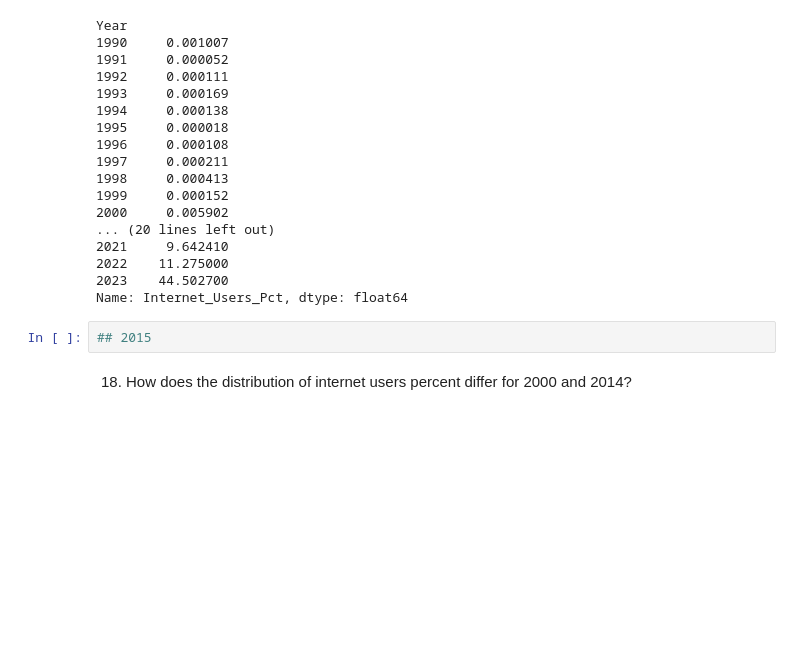
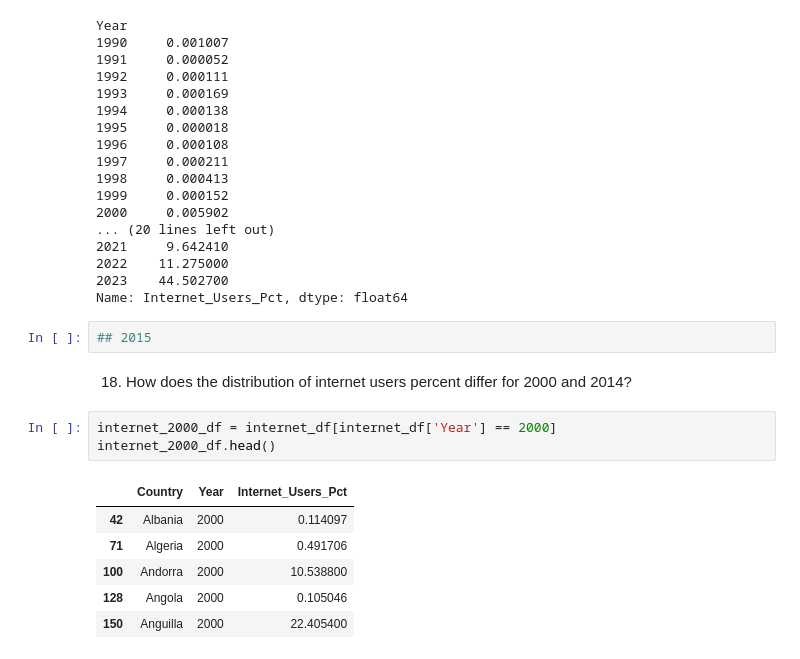
Before and after one commit to NSS-Data-Analytics-Cohort-14/gdp-and-internet-usage-Djmayfield-alt, a Jupyter notebook: notebooks/gdp_project.ipynb, the cells around one changed output. Drawn from its saved outputs; the diff is of its cells as text; blank space fills up the shorter version.

```diff
--- a/notebooks/gdp_project.ipynb
+++ b/notebooks/gdp_project.ipynb
@@ -365,3 +365,13 @@ Name: Internet_Users_Pct, dtype: float64
 ## 2015
 # %% [markdown]
 18. How does the distribution of internet users percent differ for 2000 and 2014?
+# %%
+internet_2000_df = internet_df[internet_df['Year'] == 2000]
+internet_2000_df.head()
+# %% [output]
+|  | Country | Year | Internet_Users_Pct |
+| 42 | Albania | 2000 | 0.114097 |
+| 71 | Algeria | 2000 | 0.491706 |
+| 100 | Andorra | 2000 | 10.538800 |
+| 128 | Angola | 2000 | 0.105046 |
+| 150 | Anguilla | 2000 | 22.405400 |
```
Also changed, not shown: parts of 5 cells of this notebook.
